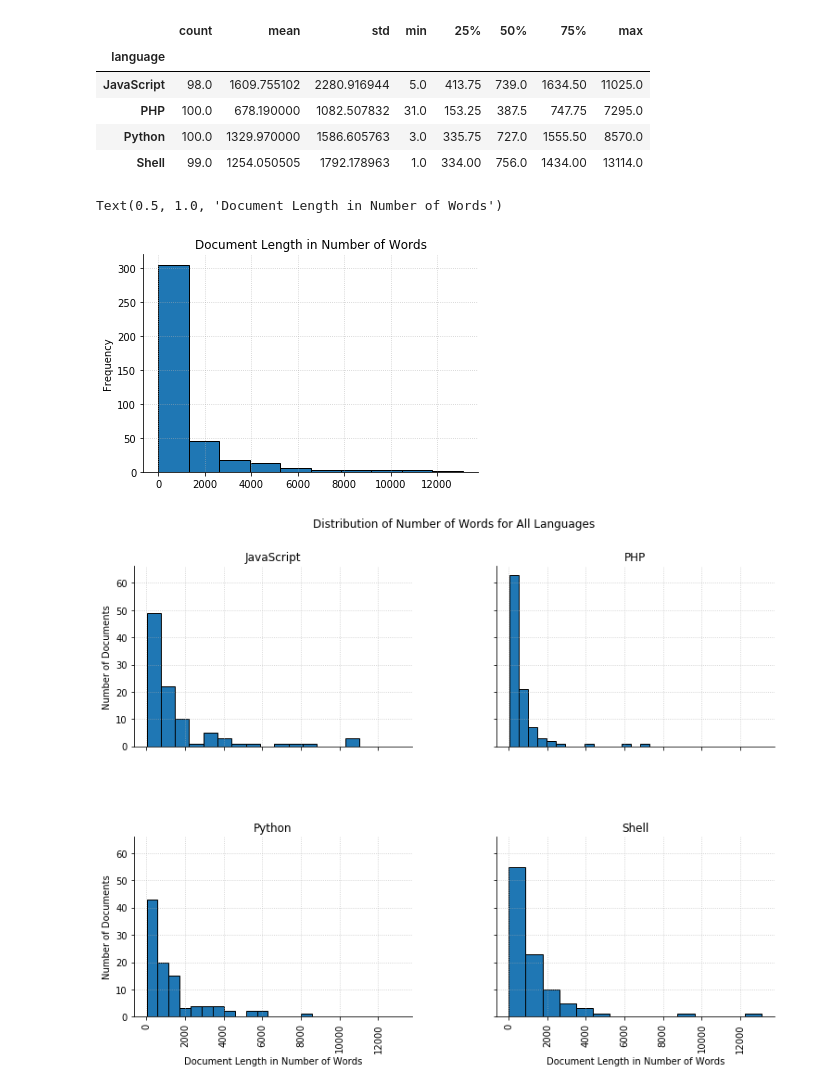
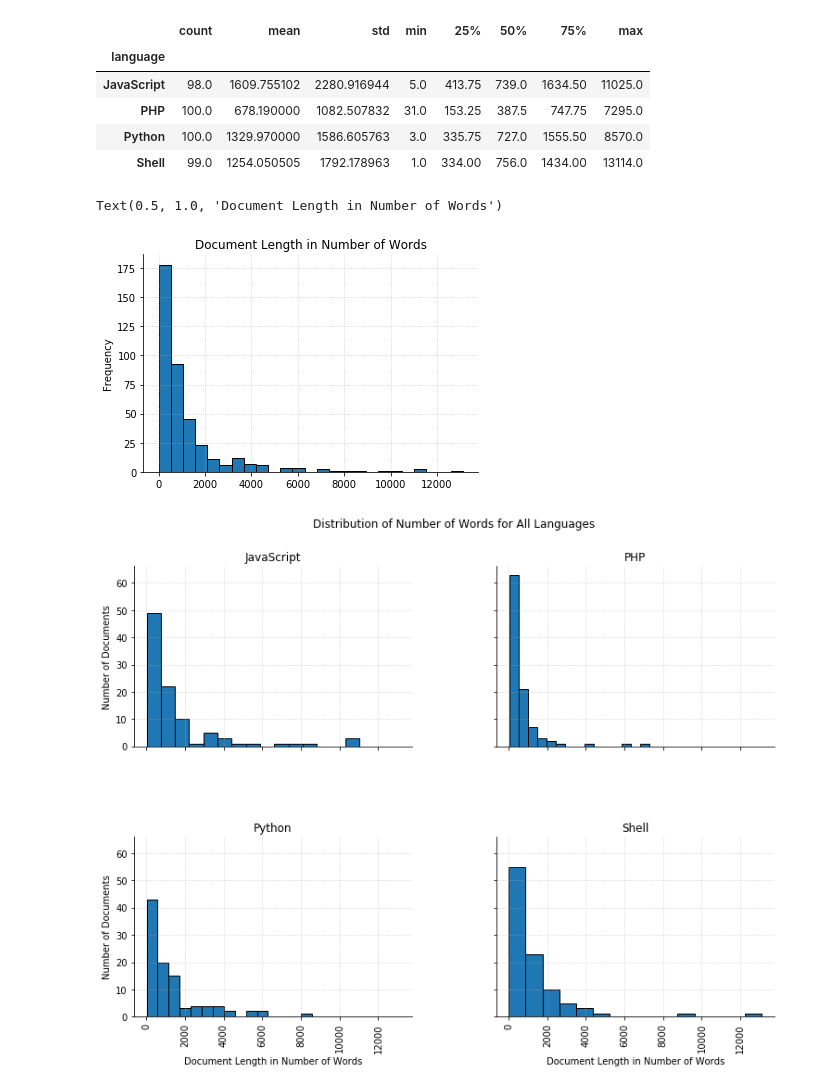
Before and after one commit to cera-amici/github-readme-nlp, a Jupyter notebook: github_readme_nlp.ipynb, the cells around one changed output. Drawn from its saved outputs; the diff is of its cells as text; code cells hidden in the pictures.

```diff
--- a/github_readme_nlp.ipynb
+++ b/github_readme_nlp.ipynb
@@ -329,10 +329,10 @@ lemmas_df.groupby("language").n_words.describe()
 | Python | 100.0 | 1329.970000 | 1586.605763 | 3.0 | 335.75 | 727.0 | 1555.50 | 8570.0 |
 | Shell | 99.0 | 1254.050505 | 1792.178963 | 1.0 | 334.00 | 756.0 | 1434.00 | 13114.0 |
 # %%
-lemmas_df.n_words.plot.hist().set_title('Document Length in Number of Words')
+lemmas_df.n_words.plot.hist(bins = 25).set_title('Document Length in Number of Words')
 # %% [output]
 Text(0.5, 1.0, 'Document Length in Number of Words')
-[figure, old version]
+[figure, new version]
 # %%
 ar = lemmas_df.hist("n_words", by="language", sharex=True, sharey = True, layout=(2, 2), bins=15, figsize=(12, 9))
 plt.suptitle("Distribution of Number of Words for All Languages")
```
Also changed, not shown: parts of 1 cell of this notebook.
